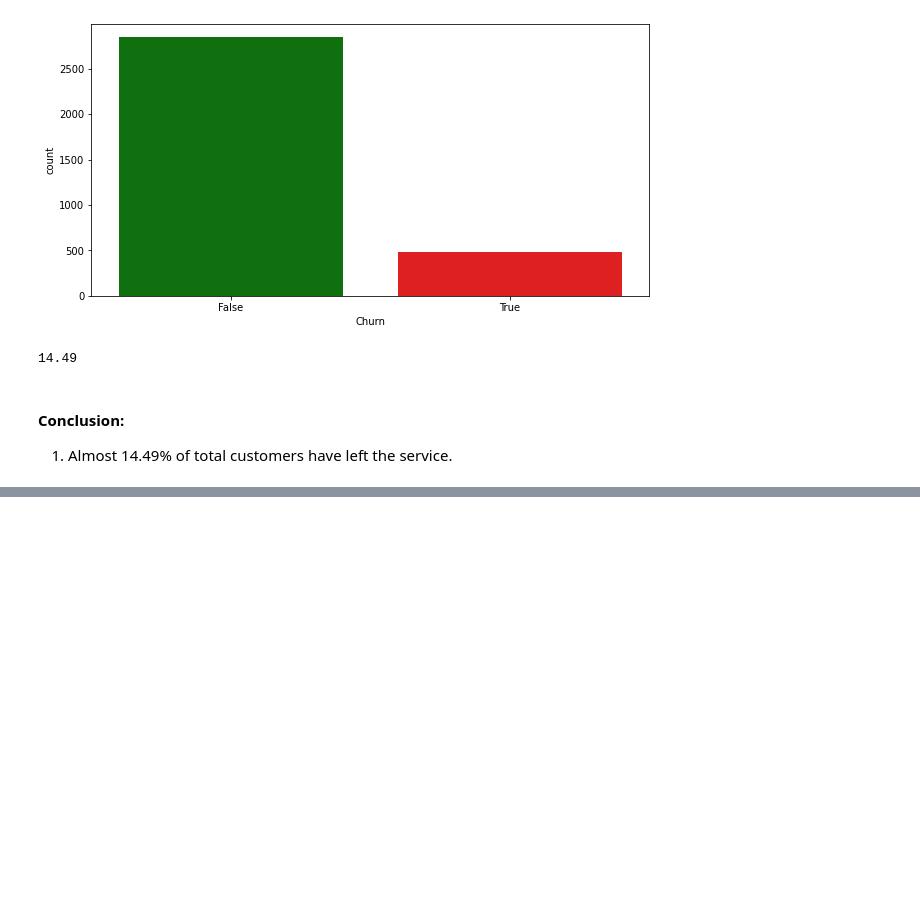
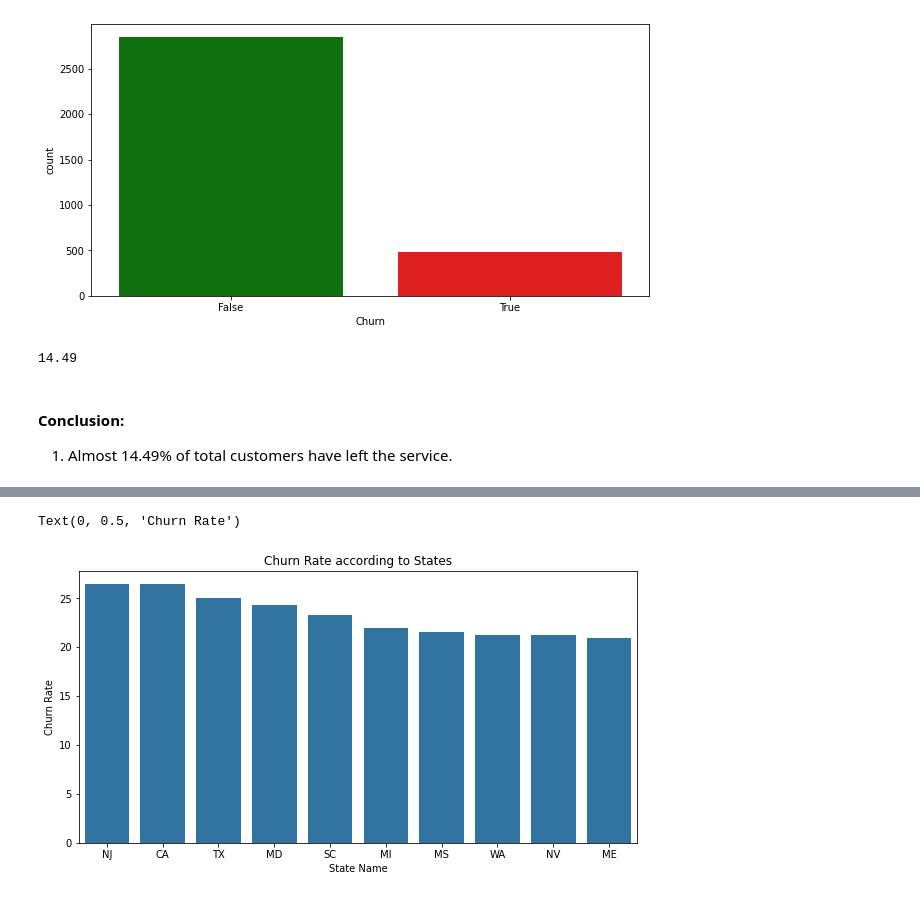
Before and after one commit to Subhajit53/Teleom-Churn-Analysis, a Jupyter notebook: Telecom_Churn_Analysis_Capstone_Project.ipynb, the cells around one changed output, grey strips where cells are left out. Cells and saved outputs as stored; diff of their text form; code cells hidden in the pictures; blank space fills up the shorter version.

```diff
--- a/Telecom_Churn_Analysis_Capstone_Project.ipynb
+++ b/Telecom_Churn_Analysis_Capstone_Project.ipynb
@@ -330,0 +349,22 @@ round(len(telecom_df[telecom_df['Churn'] == True]) / 3333 * 100, 2)
+# %%
+
+# Making a dataframe to store churn_rate
+state_churn = telecom_df[telecom_df['Churn'] == True]['State'].value_counts().rename_axis('unique_values').reset_index(name='counts')
+# %%
+state_customer_count = telecom_df['State'].value_counts().rename_axis('unique_values').reset_index(name='total')
+# %%
+state_churn = pd.merge(state_churn, state_customer_count, on = 'unique_values', how = 'left')
+# %%
+
+# Calculating churn rates
+state_churn['churn_rate'] = state_churn['counts']/state_churn['total']*100
+# %%
+# Plotting churn rate as per state's total customers
+state_churn = state_churn.sort_values('churn_rate', ascending = False)[:10]
+sns.barplot(y = state_churn['churn_rate'], x = state_churn['unique_values'], palette = ['#1f77b4'])
+plt.title('Churn Rate according to States')
+plt.xlabel('State Name')
+plt.ylabel('Churn Rate')
+# %% [output]
+Text(0, 0.5, 'Churn Rate')
+[figure, added]
```
Also changed, not shown: parts of 5 cells of this notebook.
